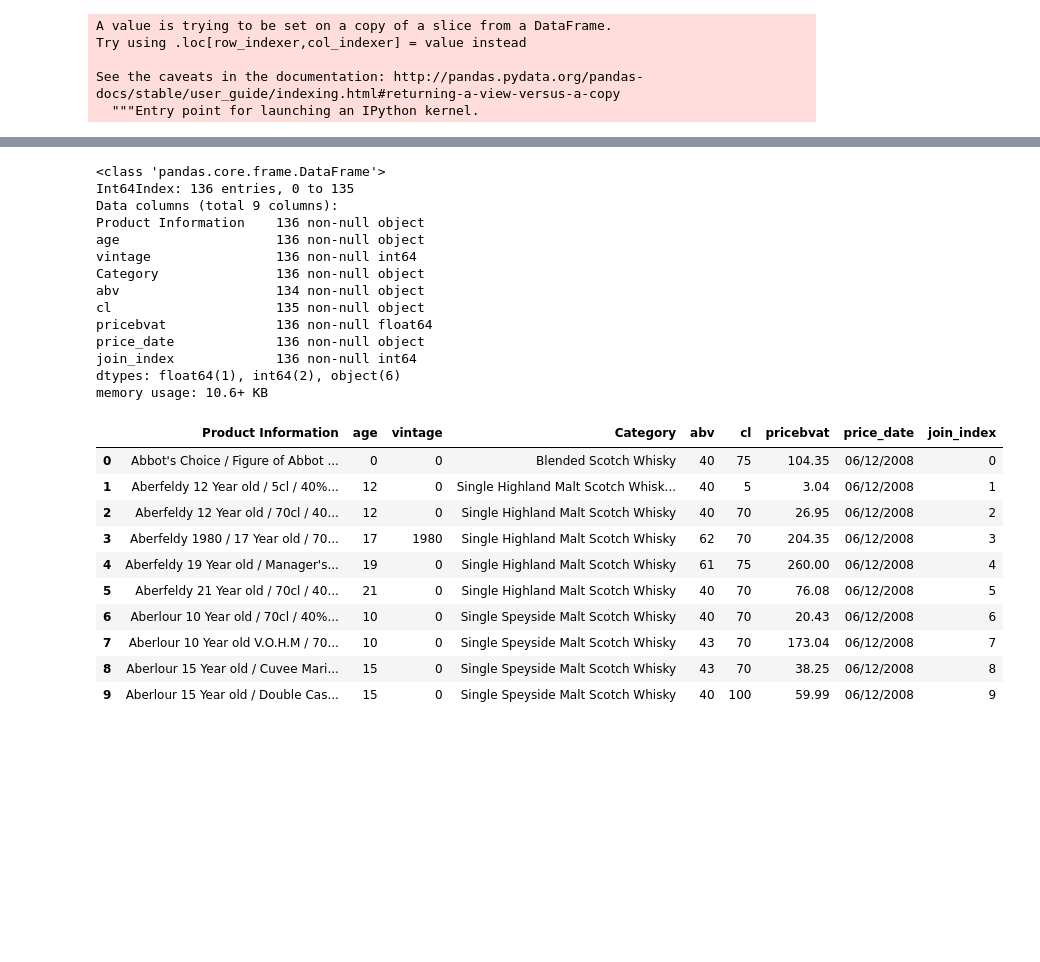
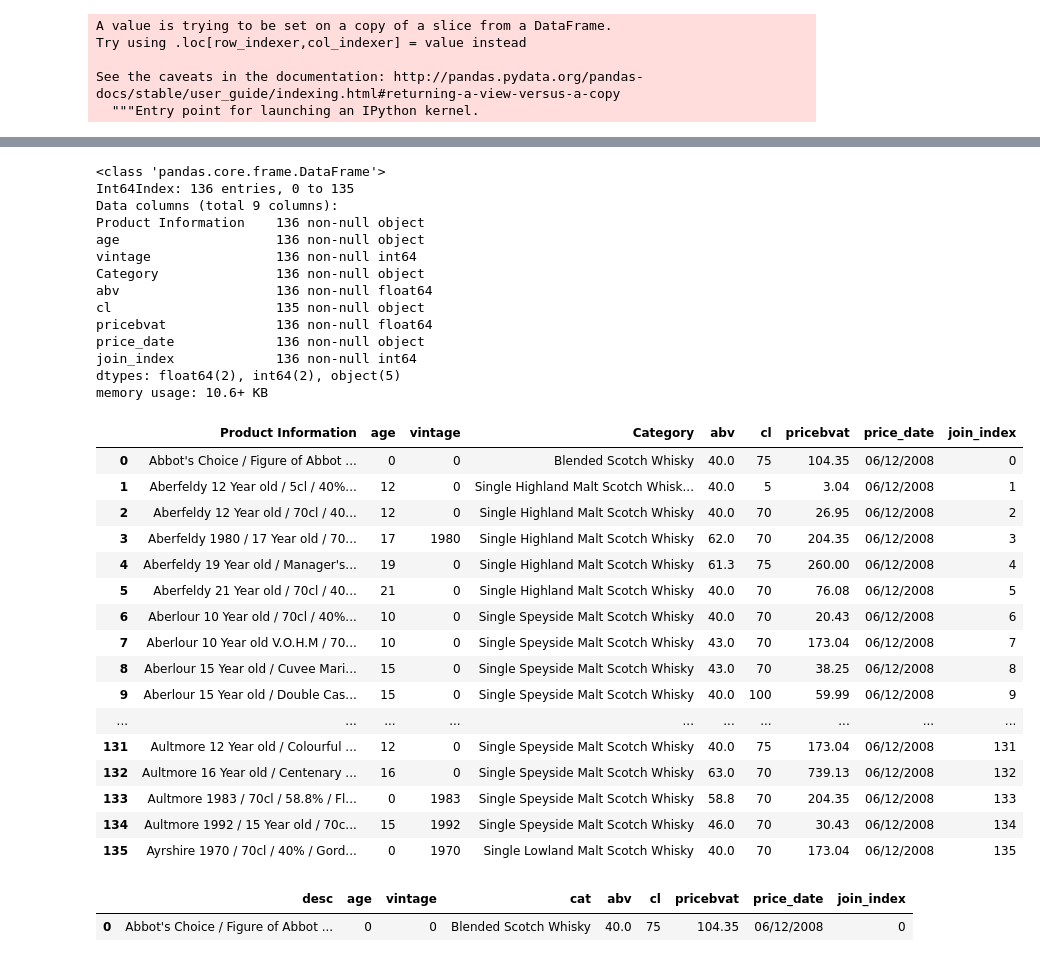
Before and after one commit to omaralt/whiskyprices, a Jupyter notebook: astep.ipynb, the cells around one changed output, grey strips where cells are left out. Cells and saved outputs as stored; diff of their text form; code cells hidden in the pictures; blank space fills up the shorter version.

Commit message:
cols renamed, abv datatype = float

```diff
--- a/astep.ipynb
+++ b/astep.ipynb
@@ -241,3 +241,7 @@ df_with_cat
 | 330 | Aultmore 1983 / 70cl / 58.8% / Fl... | Single Speyside Malt Scotch Whisky | £204.35 | 70 | 06/12/2008 | 133 | Aultmore 1983 / 70cl / 58.8 | 58.8 |
 | 332 | Aultmore 1992 / 15 Year old / 70c... | Single Speyside Malt Scotch Whisky | £30.43 | 70 | 06/12/2008 | 134 | Aultmore 1992 / 15 Year old / 70c... | 46 |
 | 337 | Ayrshire 1970 / 70cl / 40% / Gord... | Single Lowland Malt Scotch Whisky | £173.04 | 70 | 06/12/2008 | 135 | Ayrshire 1970 / 70cl / 40 | 40 |
+# %%
+df_with_cat['abv'] = pd.to_numeric(df_with_cat['abv'],errors='coerce')
+
+df_with_cat.info()
@@ -244,5 +262,9 @@ df_with_cat
+# %%
+df_with_cat['abv'] = df_with_cat['abv'].fillna(0)
 # %%
-df_with_cat['abv'] = df_with_cat['abv'].str.extract('(\d+)', expand=False)
+# not needed anymore?
+
+# df_with_cat['abv'] = df_with_cat['abv'].str.extract('(\d+)', expand=False)
 # %%
 # Once the cleaning has been done on the abv it is now time to do some joining, let's neaten up the dedicated age df
 # %%
@@ -482,26 +491,32 @@ Product Information    136 non-null object
 age                    136 non-null object
 vintage                136 non-null int64
 Category               136 non-null object
-abv                    134 non-null object
+abv                    136 non-null float64
 cl                     135 non-null object
 pricebvat              136 non-null float64
 price_date             136 non-null object
 join_index             136 non-null int64
-dtypes: float64(1), int64(2), object(6)
+dtypes: float64(2), int64(2), object(5)
 memory usage: 10.6+ KB
 # %%
 df_with_cat = df_with_cat.astype({"age": int})
 
-df_with_cat.head(10)
+df_with_cat
 # %% [output]
 |  | Product Information | age | vintage | Category | abv | cl | pricebvat | price_date | join_index |
-| 0 | Abbot's Choice / Figure of Abbot ... | 0 | 0 | Blended Scotch Whisky | 40 | 75 | 104.35 | 06/12/2008 | 0 |
-| 1 | Aberfeldy 12 Year old / 5cl / 40%... | 12 | 0 | Single Highland Malt Scotch Whisk... | 40 | 5 | 3.04 | 06/12/2008 | 1 |
-| 2 | Aberfeldy 12 Year old / 70cl / 40... | 12 | 0 | Single Highland Malt Scotch Whisky | 40 | 70 | 26.95 | 06/12/2008 | 2 |
-| 3 | Aberfeldy 1980 / 17 Year old / 70... | 17 | 1980 | Single Highland Malt Scotch Whisky | 62 | 70 | 204.35 | 06/12/2008 | 3 |
-| 4 | Aberfeldy 19 Year old / Manager's... | 19 | 0 | Single Highland Malt Scotch Whisky | 61 | 75 | 260.00 | 06/12/2008 | 4 |
-| 5 | Aberfeldy 21 Year old / 70cl / 40... | 21 | 0 | Single Highland Malt Scotch Whisky | 40 | 70 | 76.08 | 06/12/2008 | 5 |
-| 6 | Aberlour 10 Year old / 70cl / 40%... | 10 | 0 | Single Speyside Malt Scotch Whisky | 40 | 70 | 20.43 | 06/12/2008 | 6 |
-| 7 | Aberlour 10 Year old V.O.H.M / 70... | 10 | 0 | Single Speyside Malt Scotch Whisky | 43 | 70 | 173.04 | 06/12/2008 | 7 |
-| 8 | Aberlour 15 Year old / Cuvee Mari... | 15 | 0 | Single Speyside Malt Scotch Whisky | 43 | 70 | 38.25 | 06/12/2008 | 8 |
-| 9 | Aberlour 15 Year old / Double Cas... | 15 | 0 | Single Speyside Malt Scotch Whisky | 40 | 100 | 59.99 | 06/12/2008 | 9 |
+| 0 | Abbot's Choice / Figure of Abbot ... | 0 | 0 | Blended Scotch Whisky | 40.0 | 75 | 104.35 | 06/12/2008 | 0 |
+| 1 | Aberfeldy 12 Year old / 5cl / 40%... | 12 | 0 | Single Highland Malt Scotch Whisk... | 40.0 | 5 | 3.04 | 06/12/2008 | 1 |
+| 2 | Aberfeldy 12 Year old / 70cl / 40... | 12 | 0 | Single Highland Malt Scotch Whisky | 40.0 | 70 | 26.95 | 06/12/2008 | 2 |
+| 3 | Aberfeldy 1980 / 17 Year old / 70... | 17 | 1980 | Single Highland Malt Scotch Whisky | 62.0 | 70 | 204.35 | 06/12/2008 | 3 |
+| 4 | Aberfeldy 19 Year old / Manager's... | 19 | 0 | Single Highland Malt Scotch Whisky | 61.3 | 75 | 260.00 | 06/12/2008 | 4 |
+| 5 | Aberfeldy 21 Year old / 70cl / 40... | 21 | 0 | Single Highland Malt Scotch Whisky | 40.0 | 70 | 76.08 | 06/12/2008 | 5 |
+| 6 | Aberlour 10 Year old / 70cl / 40%... | 10 | 0 | Single Speyside Malt Scotch Whisky | 40.0 | 70 | 20.43 | 06/12/2008 | 6 |
+| 7 | Aberlour 10 Year old V.O.H.M / 70... | 10 | 0 | Single Speyside Malt Scotch Whisky | 43.0 | 70 | 173.04 | 06/12/2008 | 7 |
+| 8 | Aberlour 15 Year old / Cuvee Mari... | 15 | 0 | Single Speyside Malt Scotch Whisky | 43.0 | 70 | 38.25 | 06/12/2008 | 8 |
+| 9 | Aberlour 15 Year old / Double Cas... | 15 | 0 | Single Speyside Malt Scotch Whisky | 40.0 | 100 | 59.99 | 06/12/2008 | 9 |
+| ... | ... | ... | ... | ... | ... | ... | ... | ... | ... |
+| 131 | Aultmore 12 Year old / Colourful ... | 12 | 0 | Single Speyside Malt Scotch Whisky | 40.0 | 75 | 173.04 | 06/12/2008 | 131 |
+| 132 | Aultmore 16 Year old / Centenary ... | 16 | 0 | Single Speyside Malt Scotch Whisky | 63.0 | 70 | 739.13 | 06/12/2008 | 132 |
+| 133 | Aultmore 1983 / 70cl / 58.8% / Fl... | 0 | 1983 | Single Speyside Malt Scotch Whisky | 58.8 | 70 | 204.35 | 06/12/2008 | 133 |
+| 134 | Aultmore 1992 / 15 Year old / 70c... | 15 | 1992 | Single Speyside Malt Scotch Whisky | 46.0 | 70 | 30.43 | 06/12/2008 | 134 |
+| 135 | Ayrshire 1970 / 70cl / 40% / Gord... | 0 | 1970 | Single Lowland Malt Scotch Whisky | 40.0 | 70 | 173.04 | 06/12/2008 | 135 |
@@ -511,0 +523,7 @@ df_with_cat.head(10)
+# %%
+df_with_cat = df_with_cat.rename(columns = {'Product Information':'desc', 'Category':'cat'})
+
+df_with_cat.head(1)
+# %% [output]
+|  | desc | age | vintage | cat | abv | cl | pricebvat | price_date | join_index |
+| 0 | Abbot's Choice / Figure of Abbot ... | 0 | 0 | Blended Scotch Whisky | 40.0 | 75 | 104.35 | 06/12/2008 | 0 |
```
Also changed, not shown: parts of 11 cells of this notebook.
